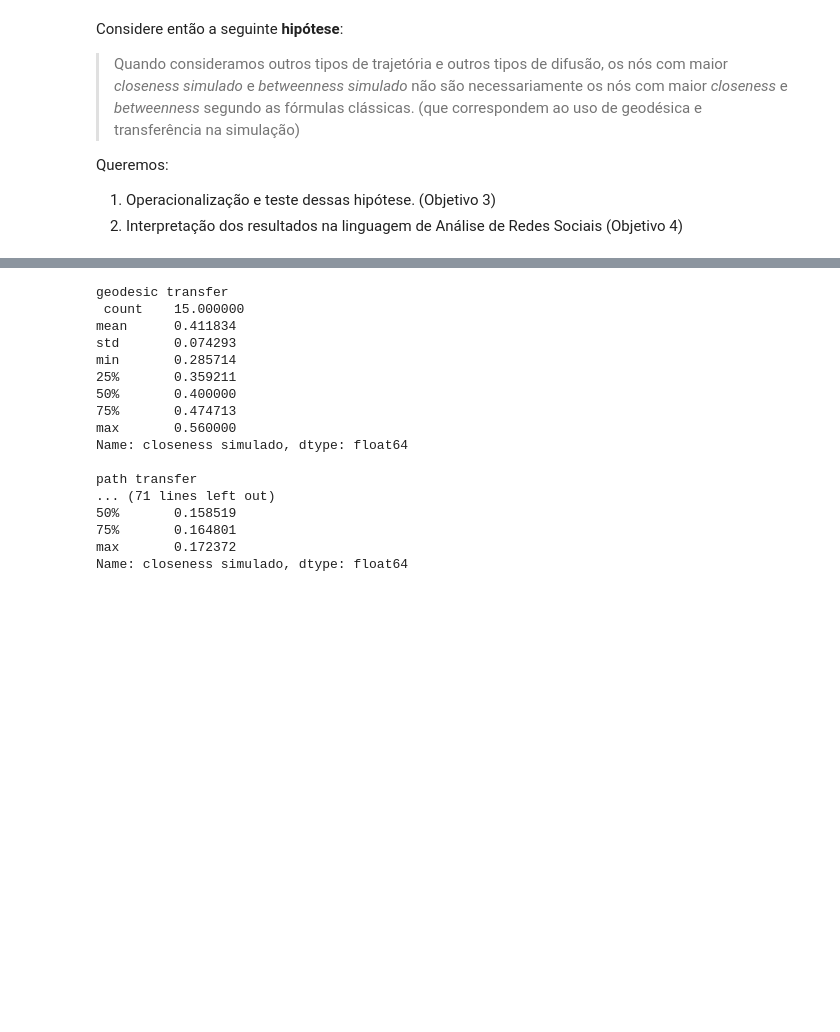
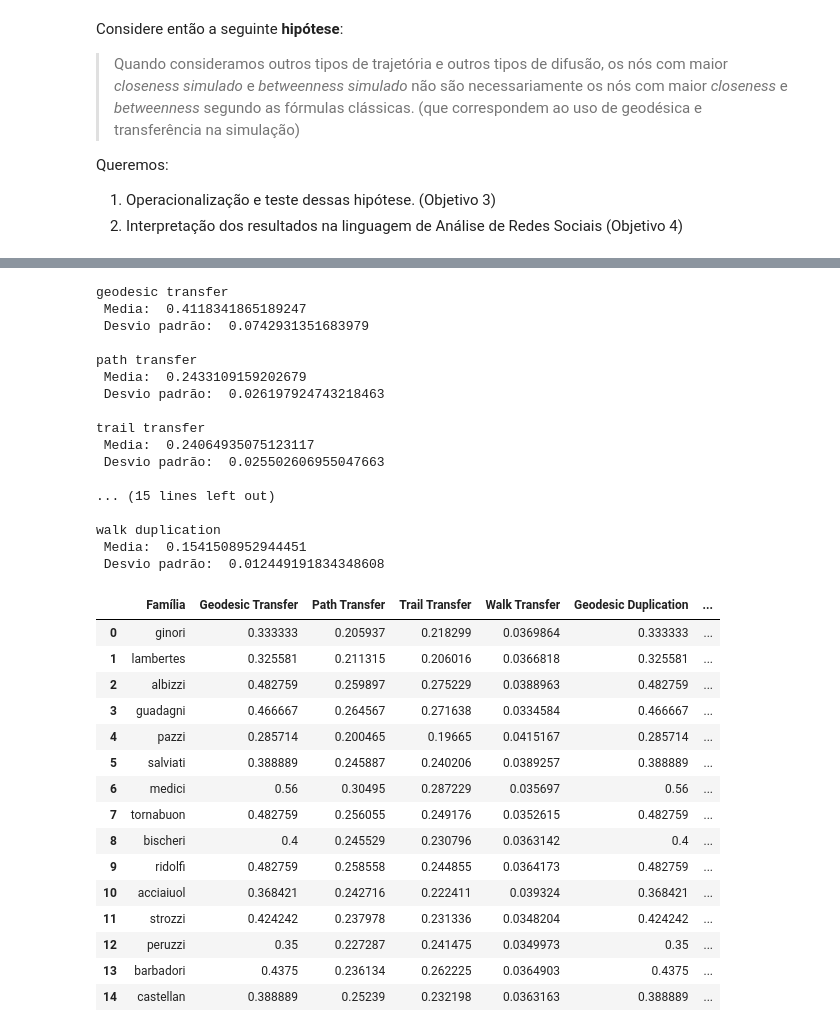
Before and after one commit to martimfj/redesoc-2018, a Jupyter notebook: Encontro13/Encontro13.ipynb, the cells around one changed output, grey strips where cells are left out. Saved outputs shown, nothing was run; the diff lists cells and outputs as text; code cells hidden in the pictures; blank space fills up the shorter version.

```diff
--- a/Encontro13/Encontro13.ipynb
+++ b/Encontro13/Encontro13.ipynb
@@ -518,21 +453,22 @@ Name: betweenness simulado, dtype: float64
 # %%
 for i in data_list:
-    print(i.name, i["diffusion_type"][0], "\n", i["closeness simulado"].describe(), "\n")
+    describe_obj = i["closeness simulado"].describe()
+    print(i.name, i["diffusion_type"][0], "\n", "Media: ", describe_obj['mean'], "\n Desvio padrão: ", describe_obj['std'], "\n")
 # %% [output]
 geodesic transfer
- count    15.000000
-mean      0.411834
-std       0.074293
-min       0.285714
-25%       0.359211
-50%       0.400000
-75%       0.474713
-max       0.560000
-Name: closeness simulado, dtype: float64
+ Media:  0.4118341865189247
+ Desvio padrão:  0.0742931351683979
 
 path transfer
-... (71 lines left out)
-50%       0.158519
-75%       0.164801
-max       0.172372
-Name: closeness simulado, dtype: float64
+ Media:  0.2433109159202679
+ Desvio padrão:  0.026197924743218463
+
+trail transfer
+ Media:  0.24064935075123117
+ Desvio padrão:  0.025502606955047663
+
+... (15 lines left out)
+
+walk duplication
+ Media:  0.1541508952944451
+ Desvio padrão:  0.012449191834348608
@@ -538,0 +537,20 @@ Name: closeness simulado, dtype: float64
+# %%
+s1 = data_close.style.background_gradient(cmap='Wistia', axis=1)
+s1
+# %% [output]
+|  | Família | Geodesic Transfer | Path Transfer | Trail Transfer | Walk Transfer | Geodesic Duplication | ... |
+| 0 | ginori | 0.333333 | 0.205937 | 0.218299 | 0.0369864 | 0.333333 | ... |
+| 1 | lambertes | 0.325581 | 0.211315 | 0.206016 | 0.0366818 | 0.325581 | ... |
+| 2 | albizzi | 0.482759 | 0.259897 | 0.275229 | 0.0388963 | 0.482759 | ... |
+| 3 | guadagni | 0.466667 | 0.264567 | 0.271638 | 0.0334584 | 0.466667 | ... |
+| 4 | pazzi | 0.285714 | 0.200465 | 0.19665 | 0.0415167 | 0.285714 | ... |
+| 5 | salviati | 0.388889 | 0.245887 | 0.240206 | 0.0389257 | 0.388889 | ... |
+| 6 | medici | 0.56 | 0.30495 | 0.287229 | 0.035697 | 0.56 | ... |
+| 7 | tornabuon | 0.482759 | 0.256055 | 0.249176 | 0.0352615 | 0.482759 | ... |
+| 8 | bischeri | 0.4 | 0.245529 | 0.230796 | 0.0363142 | 0.4 | ... |
+| 9 | ridolfi | 0.482759 | 0.258558 | 0.244855 | 0.0364173 | 0.482759 | ... |
+| 10 | acciaiuol | 0.368421 | 0.242716 | 0.222411 | 0.039324 | 0.368421 | ... |
+| 11 | strozzi | 0.424242 | 0.237978 | 0.231336 | 0.0348204 | 0.424242 | ... |
+| 12 | peruzzi | 0.35 | 0.227287 | 0.241475 | 0.0349973 | 0.35 | ... |
+| 13 | barbadori | 0.4375 | 0.236134 | 0.262225 | 0.0364903 | 0.4375 | ... |
+| 14 | castellan | 0.388889 | 0.25239 | 0.232198 | 0.0363163 | 0.388889 | ... |
```
Also changed, not shown: parts of 18 cells of this notebook, 8 other files.
